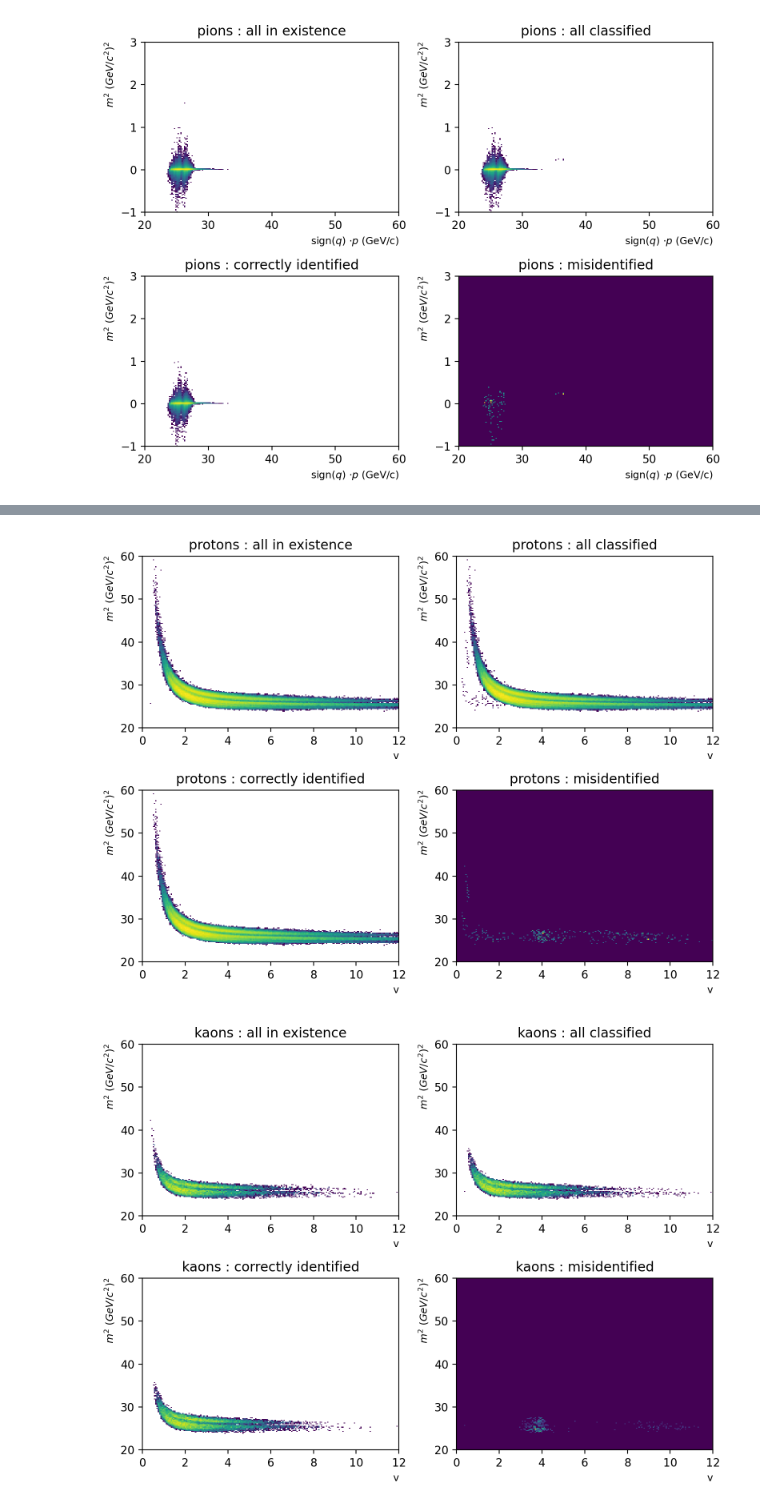
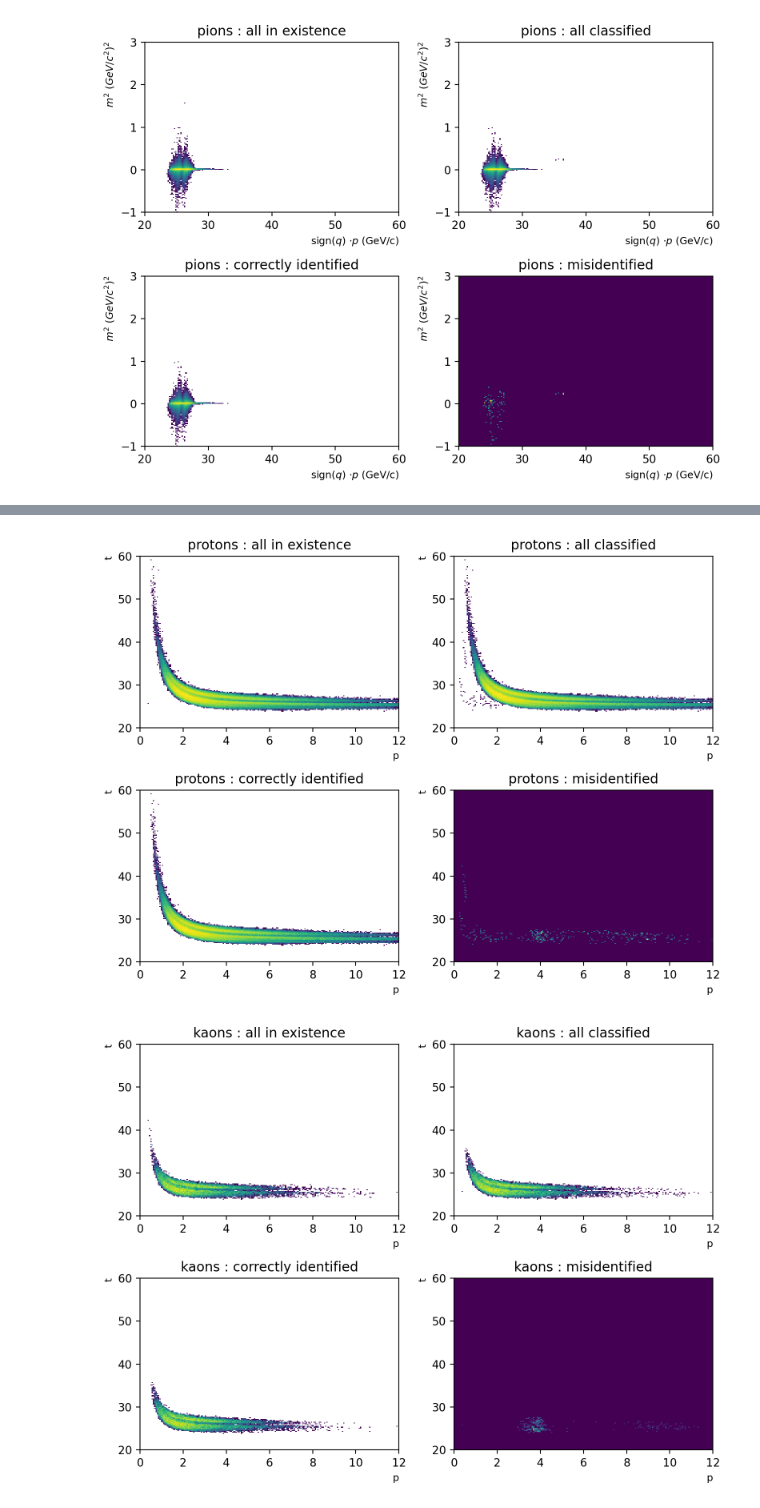
Before and after one commit to ficnawode/pid-ml-lssn, a Jupyter notebook: pid_validate.ipynb, the cells around one changed output, grey strips where cells are left out. Cells and saved outputs as stored; diff of their text form; code cells hidden in the pictures.

```diff
--- a/pid_validate.ipynb
+++ b/pid_validate.ipynb
@@ -234,5 +279,5 @@ draw_t_m2_plot(X_test, 2,'pions')
 # %%
-def draw_v_m2_plot(df : pd.DataFrame, pid:int, particle_name ):
+def draw_p_t_plot(df : pd.DataFrame, pid:int, particle_name ):
     key = f'pid_pred{pid}'
 
     fig, ax = plt.subplots(2,2,figsize=(8,6), dpi=200)
@@ -244,34 +289,34 @@ def draw_v_m2_plot(df : pd.DataFrame, pid:int, particle_name ):
     all_identified = selection(df, key)
     ax[0,1].hist2d(all_identified['p'], all_identified['t'], bins=200, norm=matplotlib.colors.LogNorm(), range=ranges)
 
     well_identified=all_identified.loc[df['pid'] == pid]
     ax[1,0].hist2d(well_identified['p'], well_identified['t'], bins=200, norm=matplotlib.colors.LogNorm(), range=ranges)
 
     misidentified=all_identified.loc[df['pid'] != pid]
     ax[1,1].hist2d(misidentified['p'], misidentified['t'], bins=200, range=ranges)
 
-    x_axis_name = r"v"
-    y_axis_name = r"$m^2$ $(GeV/c^2)^2$"
+    x_axis_name = r"p"
+    y_axis_name = r"t"
 
     ax[0,0].set_xlabel(x_axis_name, fontsize=9, loc="right")
     ax[0,0].set_ylabel(y_axis_name, fontsize=9, loc="top")
     ax[0,1].set_xlabel(x_axis_name, fontsize=9, loc="right")
     ax[0,1].set_ylabel(y_axis_name, fontsize=9, loc="top")
     ax[1,0].set_xlabel(x_axis_name, fontsize=9, loc="right")
     ax[1,0].set_ylabel(y_axis_name, fontsize=9, loc="top")
     ax[1,1].set_xlabel(x_axis_name, fontsize=9, loc="right")
     ax[1,1].set_ylabel(y_axis_name, fontsize=9, loc="top")
 
     ax[0,0].set_title(f'{particle_name} : all in existence')
     ax[0,1].set_title(f'{particle_name} : all classified')
     ax[1,0].set_title(f'{particle_name} : correctly identified')
     ax[1,1].set_title(f'{particle_name} : misidentified')
     fig.tight_layout()
     plt.show()
 
 draw_p_t_plot(X_test, 0,'protons')
 draw_p_t_plot(X_test, 1,'kaons')
 draw_p_t_plot(X_test, 2,'pions')
 # %% [output]
-[figure, old version]
+[figure, new version]
-[figure, old version]
+[figure, new version]
```
Also changed, not shown: parts of 4 cells of this notebook, 3 other files.
